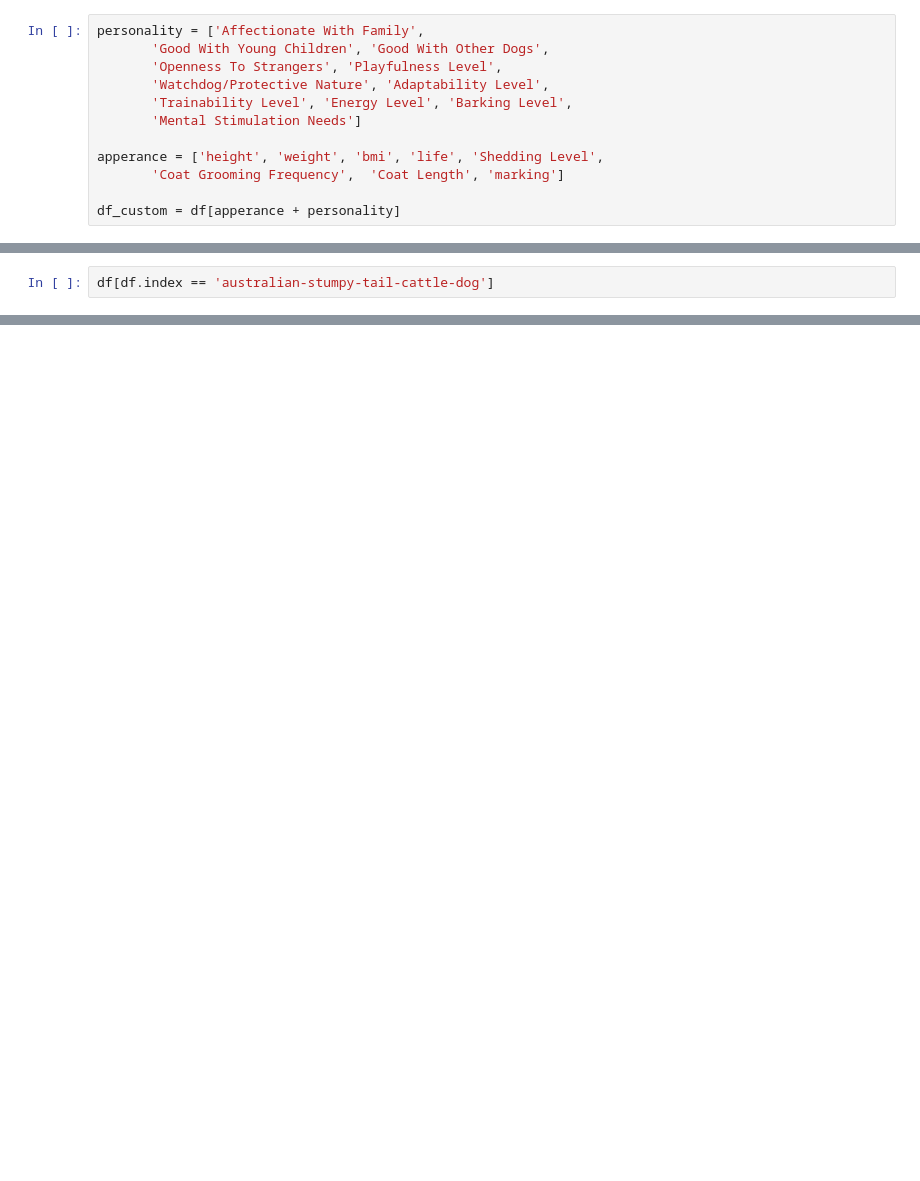
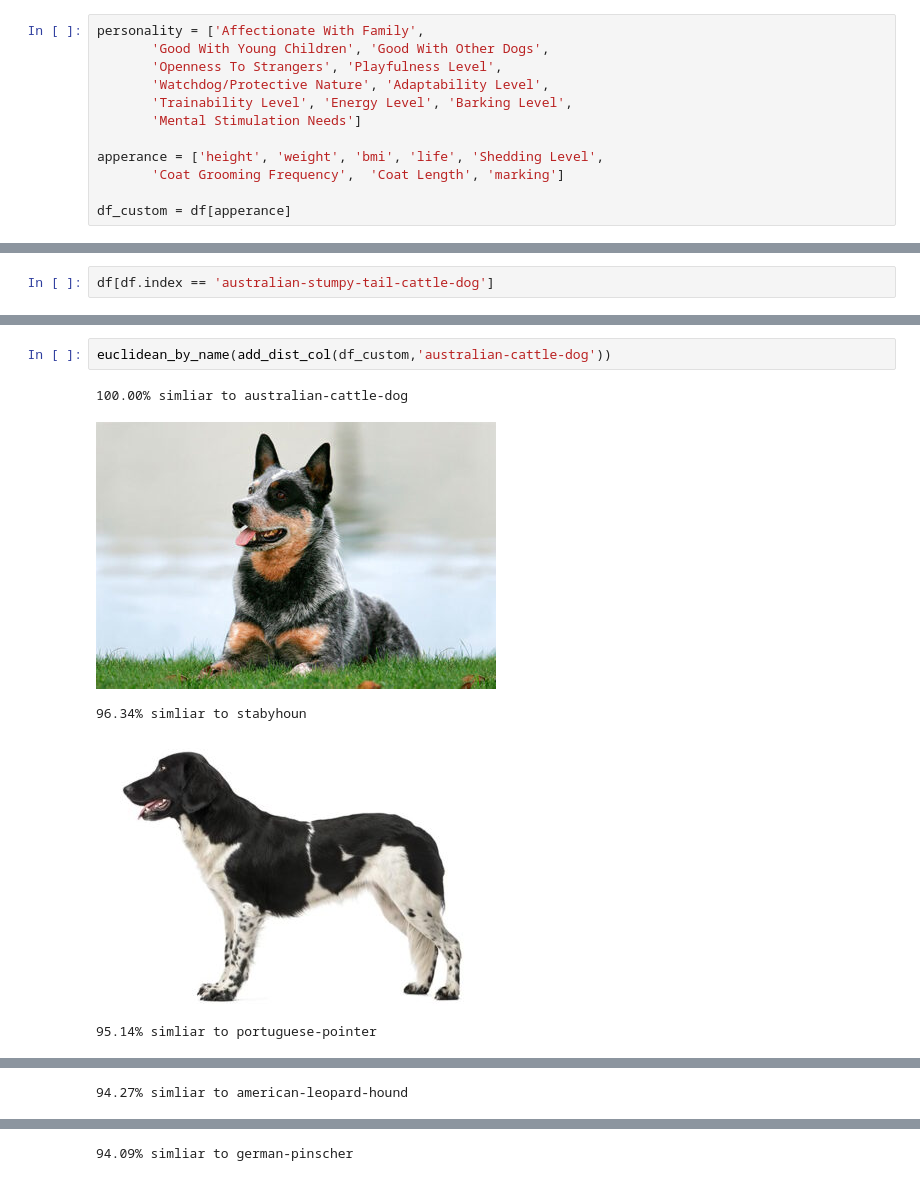
Before and after one commit to gihonglee/Dog_Breed_Recommendation, a Jupyter notebook: 7_similar_dog_demo.ipynb, the cells around one changed output, grey strips where cells are left out. Saved outputs shown, nothing was run; the diff lists cells and outputs as text; blank space fills up the shorter version.

```diff
--- a/7_similar_dog_demo.ipynb
+++ b/7_similar_dog_demo.ipynb
@@ -67,7 +79,7 @@ personality = ['Affectionate With Family',
 apperance = ['height', 'weight', 'bmi', 'life', 'Shedding Level',
        'Coat Grooming Frequency',  'Coat Length', 'marking']
 
-df_custom = df[apperance + personality]
+df_custom = df[apperance]
 # %%
 df.index
 # %%
@@ -84,0 +104,8 @@ df[df.index == 'australian-cattle-dog']
+# %%
+euclidean_by_name(add_dist_col(df_custom,'australian-cattle-dog'))
+# %% [output]
+100.00% simliar to australian-cattle-dog
+[figure, added]
+96.34% simliar to stabyhoun
+[figure, added]
+95.14% simliar to portuguese-pointer
@@ -84,0 +113 @@ df[df.index == 'australian-cattle-dog']
+94.27% simliar to american-leopard-hound
@@ -84,0 +115 @@ df[df.index == 'australian-cattle-dog']
+94.09% simliar to german-pinscher
```
Also changed, not shown: parts of 4 cells of this notebook, 5 other files.
